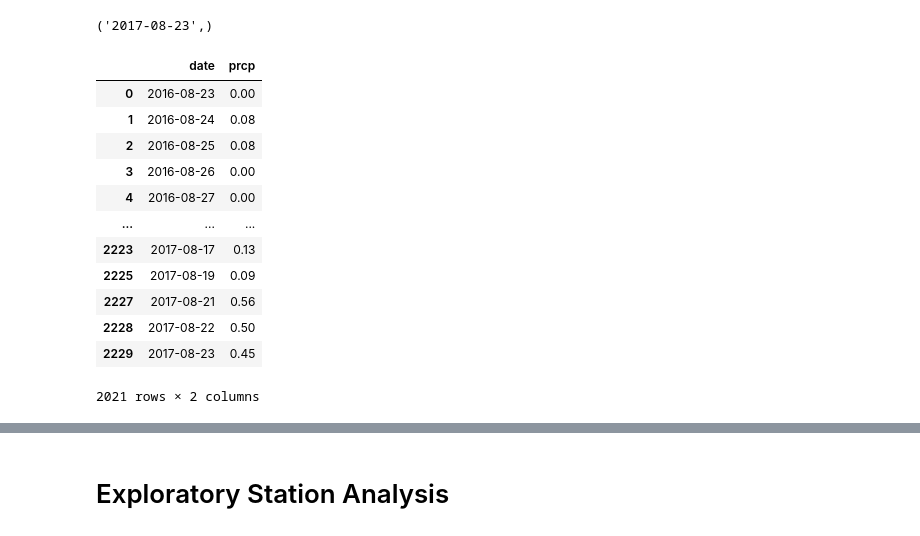
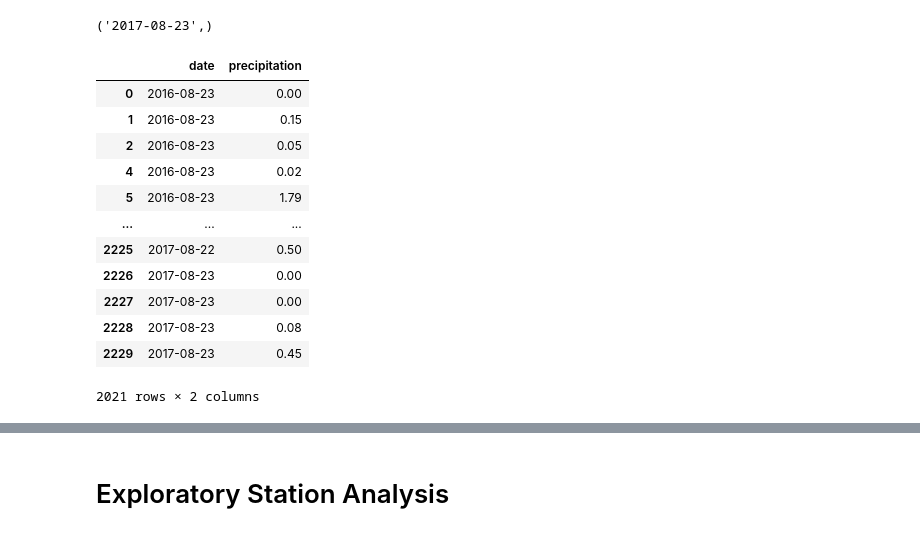
Before and after one commit to HeliosRider/sqlalchemy-challenge, a Jupyter notebook: SurfsUp/climate_starter.ipynb, the cells around one changed output, grey strips where cells are left out. Saved outputs shown, nothing was run; the diff lists cells and outputs as text; code cells hidden in the pictures.

```diff
--- a/SurfsUp/climate_starter.ipynb
+++ b/SurfsUp/climate_starter.ipynb
@@ -64,37 +64,40 @@ Session.query(Measurement.date).order_by(Measurement.date.desc()).first()
 ('2017-08-23',)
 # %%
 # Design a query to retrieve the last 12 months of precipitation data and plot the results.
-# Starting from the most recent data point in the database.
+    # Starting from the most recent data point in the database.
+
 # Calculate the date one year from the last date in data set.
-recent_date = '2016-08-23'
+results_date = Session.query(Measurement.date).order_by(Measurement.date.desc()).first()
+str_date = list(np.ravel(results_date))[0]
+latest_date = dt.datetime.strptime(str_date,"%Y-%m-%d")
+year_back = latest_date-dt.timedelta(days=366)
 
 # Perform a query to retrieve the data and precipitation scores
-Year_of_Data = Session.query(Measurement.date, Measurement.prcp).filter(Measurement.date >= recent_date).all()
-Year_of_Data
+precipitation_scores = Session.query(Measurement.date, Measurement.prcp).order_by(Measurement.date.asc()).filter(Measurement.date >= year_back).all()
 
 # Save the query results as a Pandas DataFrame. Explicitly set the column names
-Year_of_Data_df = pd.DataFrame(Year_of_Data)
-Year_of_Data_df
+query_results_df = pd.DataFrame(precipitation_scores)
+query_results_df = query_results_df.rename(columns={'prcp':"precipitation"})
 
 # Sort the dataframe by date
-Year_of_Data_df.sort_values(by='date')
-Year_of_Data_df.dropna()
+query_results_df.sort_values(by='date')
+query_results_df.dropna()
 
-# I Dropped the rows where at least one element is missing
-Clean_Year_of_Data_df = Year_of_Data_df.dropna()
-Clean_Year_of_Data_df
+# Dropped the rows where at least one element is missing
+Clean_query_results_df = query_results_df.dropna()
+Clean_query_results_df
 # %% [output]
-|  | date | prcp |
+|  | date | precipitation |
 | 0 | 2016-08-23 | 0.00 |
-| 1 | 2016-08-24 | 0.08 |
-| 2 | 2016-08-25 | 0.08 |
-| 3 | 2016-08-26 | 0.00 |
-| 4 | 2016-08-27 | 0.00 |
+| 1 | 2016-08-23 | 0.15 |
+| 2 | 2016-08-23 | 0.05 |
+| 4 | 2016-08-23 | 0.02 |
+| 5 | 2016-08-23 | 1.79 |
 | ... | ... | ... |
-| 2223 | 2017-08-17 | 0.13 |
-| 2225 | 2017-08-19 | 0.09 |
-| 2227 | 2017-08-21 | 0.56 |
-| 2228 | 2017-08-22 | 0.50 |
+| 2225 | 2017-08-22 | 0.50 |
+| 2226 | 2017-08-23 | 0.00 |
+| 2227 | 2017-08-23 | 0.00 |
+| 2228 | 2017-08-23 | 0.08 |
 | 2229 | 2017-08-23 | 0.45 |
 2021 rows × 2 columns
 # %%
```
Also changed, not shown: parts of 5 cells of this notebook, 2 other files.
